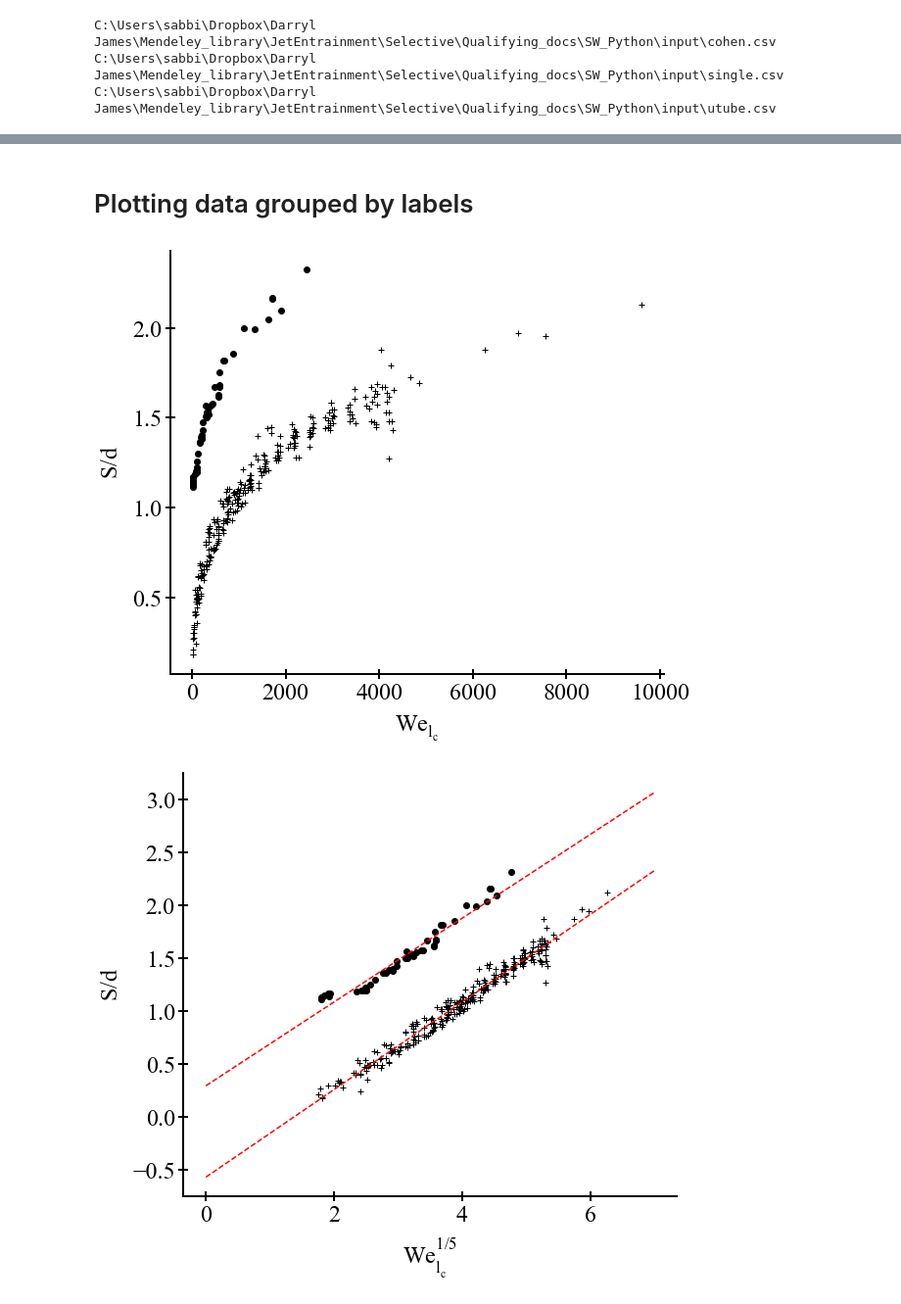
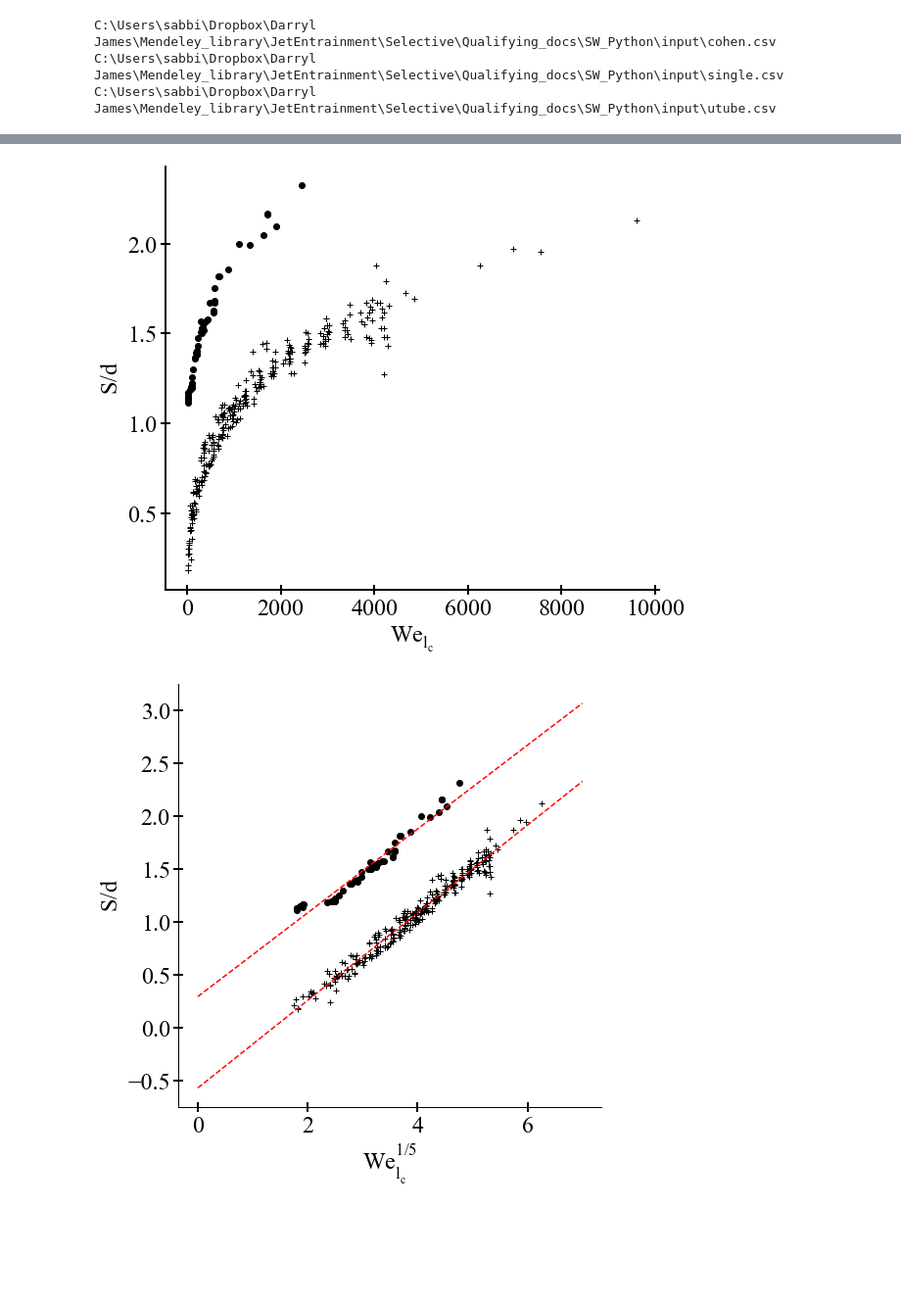
Before and after one commit to darsa881r/SW_Python, a Jupyter notebook: notebooks/Selective Withdrawal.ipynb, the cells around one changed output, grey strips where cells are left out. Shown: that part at 98% size. Saved outputs shown, nothing was run; the diff lists cells and outputs as text; code cells hidden in the pictures; blank space fills up the shorter version.

```diff
--- a/notebooks/Selective Withdrawal.ipynb
+++ b/notebooks/Selective Withdrawal.ipynb
@@ -63,6 +61,7 @@ data_single['Re_d'] = data_single['Q'] / (data_single['lower_nu'] * data_single[
 data_single['Fr_lc'] = ((data_single['Q'] ** 2) / (data_single['g_reduced'] * data_single['lc'] * (data_single['dia'] ** 4))) ** (1/2)
 data_single['Fr_dia'] = ((data_single['Q'] ** 2) / (data_single['g_reduced'] * data_single['dia'] * (data_single['dia'] ** 4))) ** (1/2)
 data_single['We_lc'] = (data_single['lower_rho'] * data_single['lc'] * (data_single['Q'] ** 2) / (data_single['gamma'] * (data_single['dia'] ** 4)))
+data_single['We_lc_1_5'] = data_single['We_lc'] ** (1/5)
 
 data_single.head()
 # %% [output]
@@ -115,6 +114,8 @@ data_utube['Fr_lc'] = ((data_utube['Q'] ** 2) / (data_utube['g_reduced'] * data_
 data_utube['Fr_dia'] = ((data_utube['Q'] ** 2) / (data_utube['g_reduced'] * data_utube['dia'] * (data_utube['dia'] ** 4))) ** (1/2)
 data_utube['We_lc'] = (data_utube['lower_rho'] * data_utube['lc'] * (data_utube['Q'] ** 2) / (data_utube['gamma'] * (data_utube['dia'] ** 4)))
 
+data_utube['We_lc_1_5'] = data_utube['We_lc'] ** (1/5)
+
 data_utube.head()
 # %% [output]
 |  | fluids | upper_rho | upper_nu | lower_rho | lower_nu | gamma | dia | Q | S | g_reduced | ... |
@@ -178,5 +181,3 @@ data_cohen.head()
-# %% [markdown]
-# Plotting data grouped by labels
 # %%
 %matplotlib inline
 import matplotlib as mpl
@@ -224,8 +225,8 @@ ax.yaxis.set_tick_params(which='major', size=10, width=2, direction='inout')
 ax.yaxis.set_tick_params(which='minor', size=7, width=2, direction='inout')
 
 # Add the axis label with latex expressions
-ax.set_xlabel(r'$\mathregular{We_{l_c}}$', labelpad=10)
-ax.set_ylabel(r'$\mathregular{S/d}$', labelpad=10)
+ax.set_xlabel(r'$\mathregular{We_{l_c}}$', labelpad=5)
+ax.set_ylabel(r'$\mathregular{S/d}$', labelpad=5)
 
 # Plot and show our data
 
@@ -242,27 +243,38 @@ for l, grp in groups2:
 
 
 # Save the figure
-fig.savefig('C:\\Users\\sabbi\\Dropbox\\Darryl James\\Mendeley_library\\JetEntrainment\\Selective\\Qualifying_docs\\SW_Python\\output\\We_lc_vs_S_d.png', dpi=300, transparent=False, bbox_inches='tight')
+fig.savefig('C:\\Users\\sabbi\\Dropbox\\Darryl James\\Mendeley_library\\JetEntrainment\\Selective\\Qualifying_docs\\SW_Python\\output\\S_dvsWe.png', dpi=300, transparent=False, bbox_inches='tight')
 
 plt.show()
 # %% [output]
-[figure, old version]
+[figure, new version]
 # %%
+%matplotlib inline
+import matplotlib as mpl
+import matplotlib.font_manager as fm
+import matplotlib.pyplot as plt
 from scipy.optimize import curve_fit
 
-data_single['We_lc_fit'] = data_single['We_lc'] ** (1/5)
-data_utube['We_lc_fit'] = data_utube['We_lc'] ** (1/5)
+# First we do the curve fitting:
 
 # Fitting function
 def func(x, a, b):
     # return a * np.exp(b * x)
     return a * x + b
 
+# Initial guess for curve fitting
+#initial = [1,1] #by default
 
-%matplotlib inline
-import matplotlib as mpl
-import matplotlib.font_manager as fm
-import matplotlib.pyplot as plt
+# Perform curve fit
+ppars1, pcov1 = curve_fit(func,data_single['We_lc_1_5'],data_single['S_d'])
+ppars2, pcov2 = curve_fit(func,data_utube['We_lc_1_5'],data_utube['S_d'])
+
+
+# X-values for the fitted function
+xFit = np.linspace(start=0, stop=7, num=100)
+
+
+# Nwxt we delve into theplotting basics:
 
 # Collect all the font names available to matplotlib
 #font_names = [f.name for f in fm.fontManager.ttflist]
@@ -271,11 +283,11 @@ import matplotlib.pyplot as plt
 # Edit the font, font size, and axes width
 mpl.rcParams['font.family'] = 'Times New Roman'
 plt.rcParams['font.size'] = 24
-plt.rcParams['axes.linewidth'] = 2
+plt.rcParams['axes.linewidth'] = 1
 
 # Create figure object and store it in a variable called 'fig'
 # (width, height) in inches
-fig = plt.figure(figsize=(7, 6))
+fig = plt.figure(figsize=(6, 6))
 # Add axes object to our figure that takes up entire figure
 ax = fig.add_axes([0, 0, 1, 1])
 
@@ -298,52 +310,42 @@ plt.yscale('linear')
 ax.spines['right'].set_visible(False)
 ax.spines['top'].set_visible(False)
 
+# Enabling minor ticks
+#ax.minorticks_on()
+
 # Edit the major and minor ticks of the x and y axes
 ax.xaxis.set_tick_params(which='major', size=10, width=2, direction='inout')
 ax.xaxis.set_tick_params(which='minor', size=7, width=2, direction='inout')
 ax.yaxis.set_tick_params(which='major', size=10, width=2, direction='inout')
 ax.yaxis.set_tick_params(which='minor', size=7, width=2, direction='inout')
 
 # Add the axis label with latex expressions
-ax.set_xlabel(r'$\mathregular{We_{l_c}^{1/5}}$', labelpad=10)
-ax.set_ylabel(r'$\mathregular{S/d}$', labelpad=10)
+ax.set_xlabel(r'$\mathregular{We_{l_c}^{1/5}}$', labelpad=5)
+ax.set_ylabel(r'$\mathregular{S/d}$', labelpad=5)
 
 # Plot and show our data
 
 # Creating the groups for legend
 groups = data_single.groupby("fluids")
 for l, grp in groups:
-    ax.plot(grp['We_lc_fit'], grp['S_d'],'k+')
+    ax.plot(grp['We_lc_1_5'], grp['S_d'],'k+')
 groups2 = data_utube.groupby("fluids")
 for l, grp in groups2:
-    ax.plot(grp['We_lc_fit'], grp['S_d'],'ko')
-
-# Initial guess for curve fitting
-#initial = [1,1] #by default
-
-# Perform curve fit
-ppars1, pcov1 = curve_fit(func,data_single['We_lc_fit'],data_single['S_d'])
-ppars2, pcov2 = curve_fit(func,data_utube['We_lc_fit'],data_utube['S_d'])
-
-#print(popt)
-#print(pcov)
-
-# X-values for the fitted function
-xFit = np.linspace(start=0, stop=7, num=100)
+    ax.plot(grp['We_lc_1_5'], grp['S_d'],'ko')
 
 # Plot fitted function
 
 plt.plot(xFit, func(xFit, *ppars1), 'r--', label = 'fitted: a=%3.2f, b=%5.2f'% tuple(ppars1))
 plt.plot(xFit, func(xFit, *ppars2), 'r--', label = 'fitted: a=%3.2f, b=%5.2f'% tuple(ppars2))
 
 
 # Enabling legends
 #ax.legend(loc='lower right', frameon=True)
 
 
 # Save the figure
-fig.savefig('C:\\Users\\sabbi\\Dropbox\\Darryl James\\Mendeley_library\\JetEntrainment\\Selective\\Qualifying_docs\\SW_Python\\output\\Q_vs_S.png', dpi=300, transparent=False, bbox_inches='tight')
+fig.savefig('C:\\Users\\sabbi\\Dropbox\\Darryl James\\Mendeley_library\\JetEntrainment\\Selective\\Qualifying_docs\\SW_Python\\output\\S_dvsWe_1_5.png', dpi=300, transparent=False, bbox_inches='tight')
 
 plt.show()
 # %% [output]
-[figure, old version]
+[figure, new version]
```
Also changed, not shown: parts of 4 cells of this notebook.
